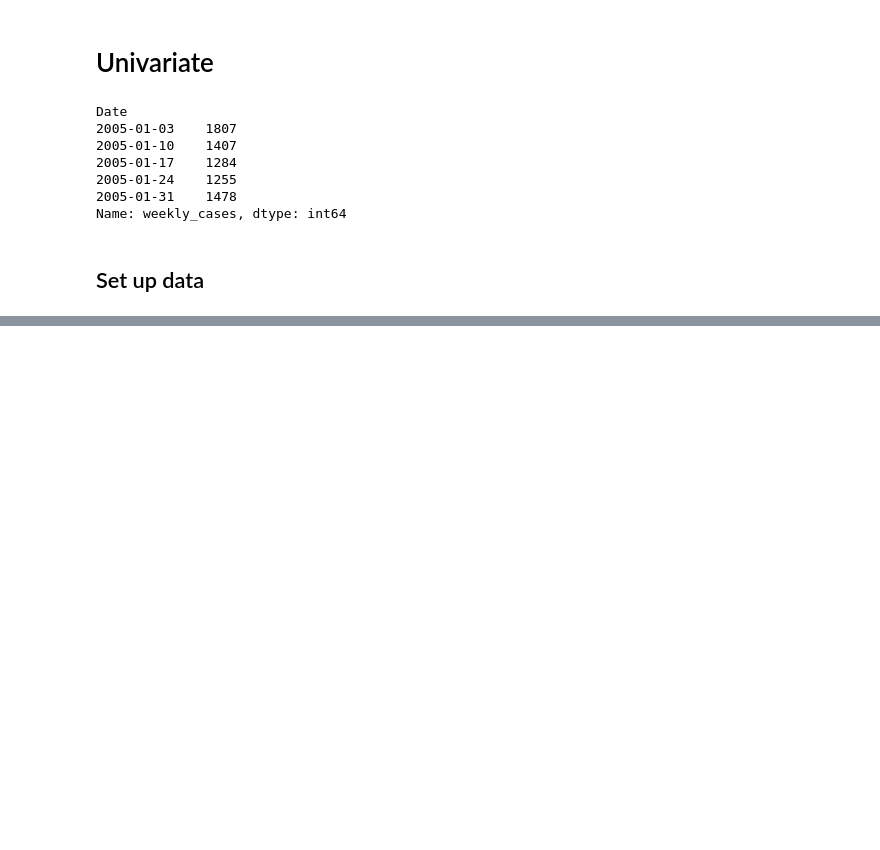
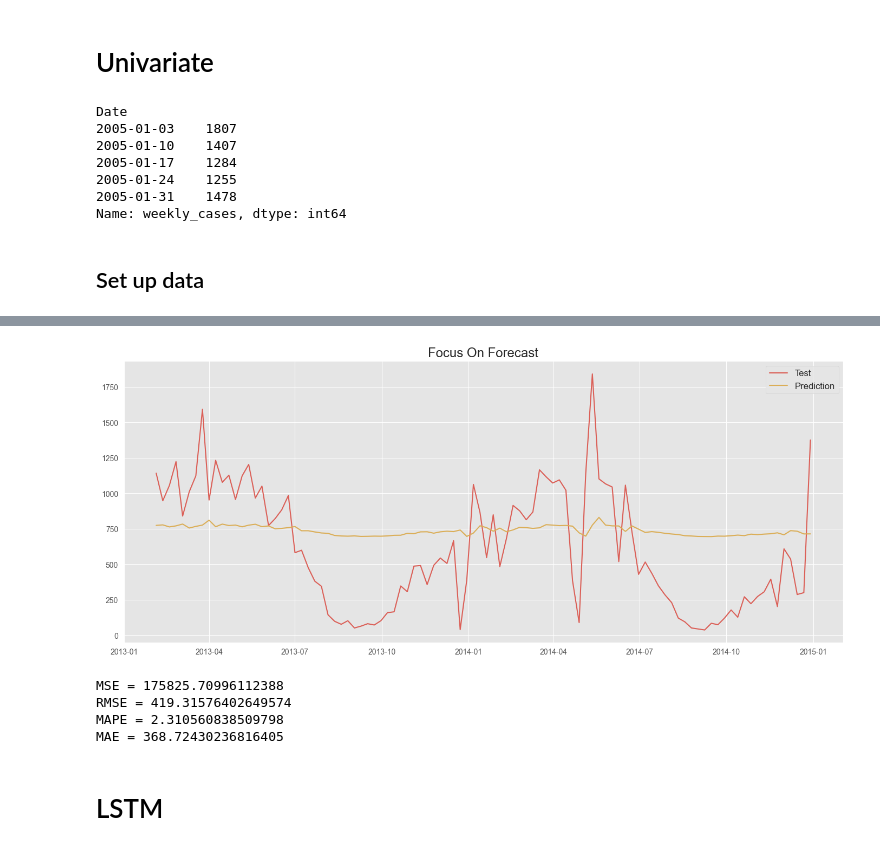
Before and after one commit to iltramont/TIME_SERIES, a Jupyter notebook: exam_project.ipynb, the cells around one changed output, grey strips where cells are left out. Drawn from its saved outputs; the diff is of its cells as text; code cells hidden in the pictures; blank space fills up the shorter version.

```diff
--- a/exam_project.ipynb
+++ b/exam_project.ipynb
@@ -121,0 +249,22 @@ model.add(
+# %%
+fig3, ax = plt.subplots(figsize=(14, 6), tight_layout=True)
+ax.plot(test_dates, y_test, label='Test')
+ax.plot(test_dates, y_pred_RNN, label='Prediction')
+ax.legend(fontsize='large')
+ax.set_title('Focus On Forecast', fontsize='xx-large')
+plt.show()
+# %% [output]
+[figure, added]
+# %%
+# Performance metrics
+print(f'MSE = {mean_squared_error(y_test, y_pred_RNN)}')
+print(f'RMSE = {root_mean_squared_error(y_test, y_pred_RNN)}')
+print(f'MAPE = {mean_absolute_percentage_error(y_test, y_pred_RNN)}')
+print(f'MAE = {mean_absolute_error(y_test, y_pred_RNN)}')
+# %% [output]
+MSE = 175825.70996112388
+RMSE = 419.31576402649574
+MAPE = 2.310560838509798
+MAE = 368.72430236816405
+# %% [markdown]
+# LSTM
```
Also changed, not shown: parts of 53 cells of this notebook.
